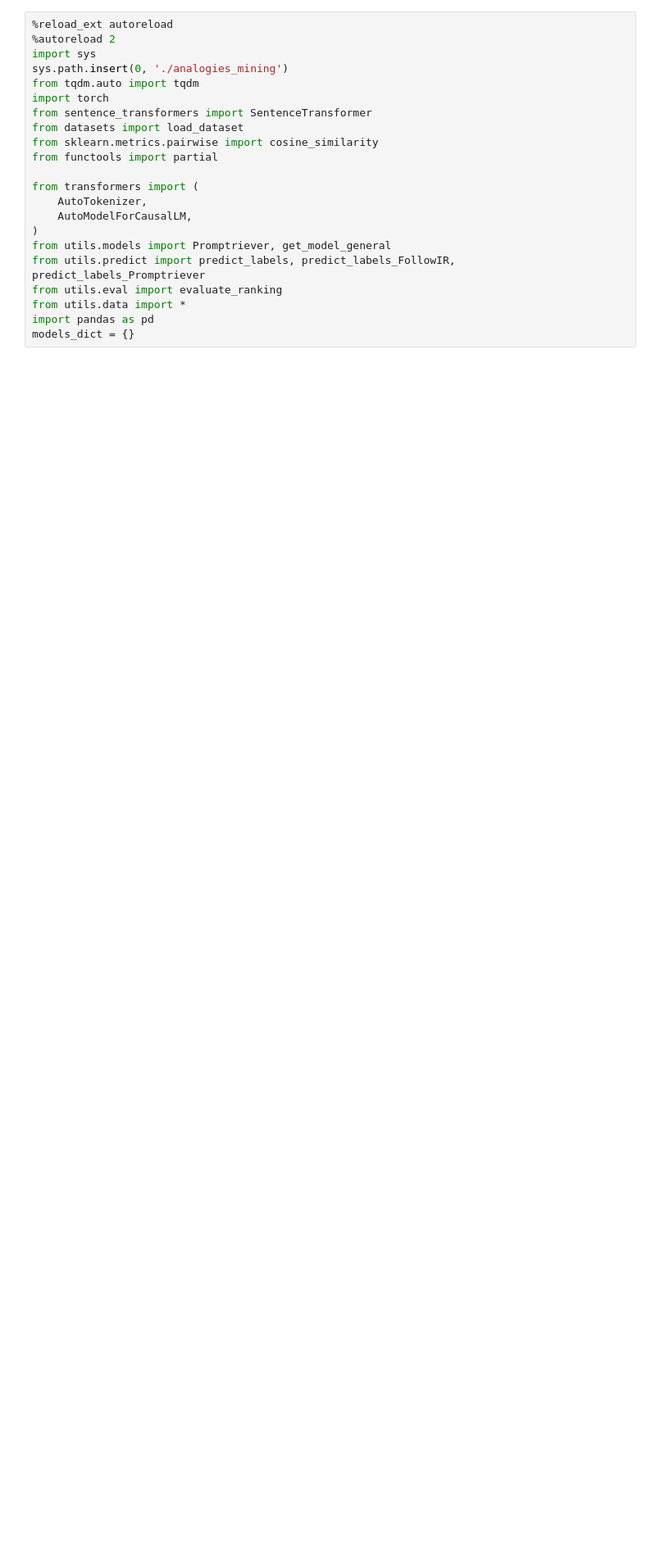
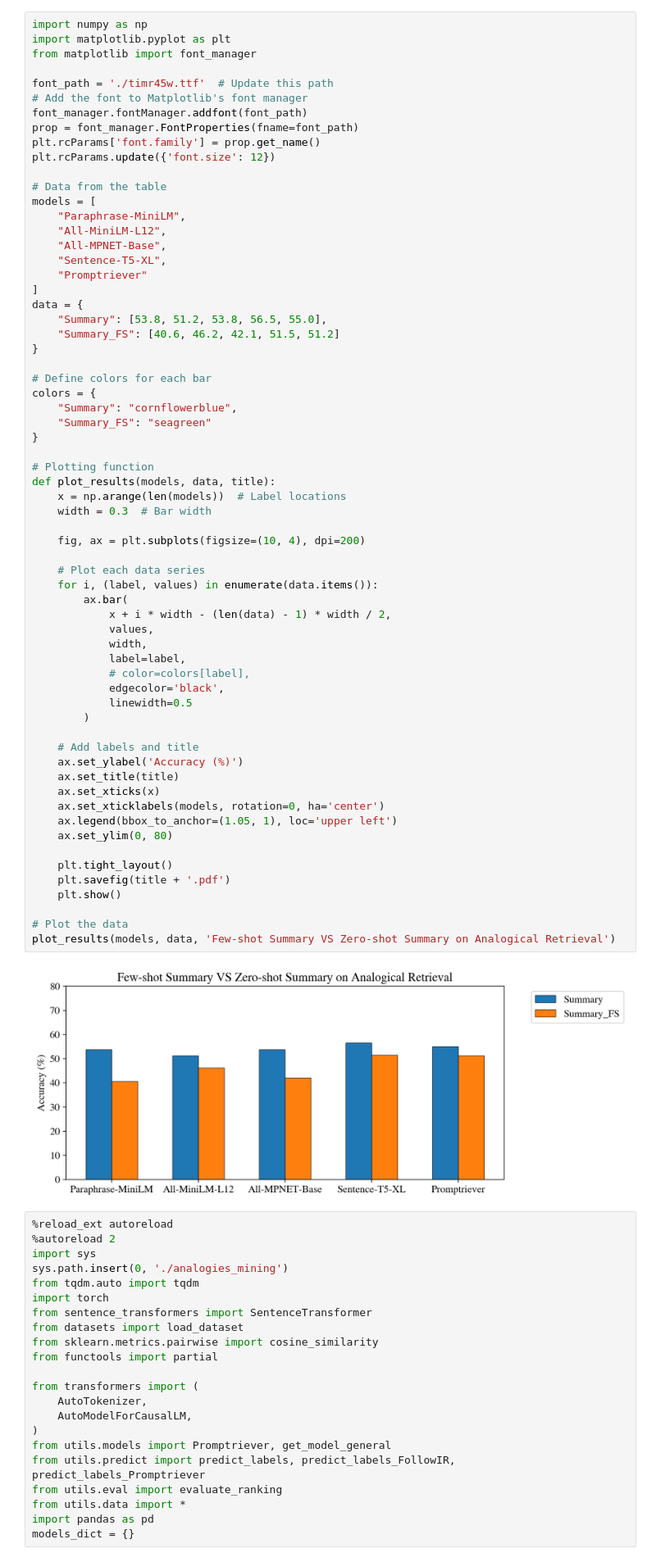
Before and after one commit to LittleDijkstraZ/Analogical_Retrieval, a Jupyter notebook: results_analysis_final.ipynb, the cells around one changed output. Shown at 82% size. Cells and saved outputs as stored; diff of their text form; blank space fills up the shorter version.

```diff
--- a/results_analysis_final.ipynb
+++ b/results_analysis_final.ipynb
@@ -1,3 +136,69 @@
+# %%
+import numpy as np
+import matplotlib.pyplot as plt
+from matplotlib import font_manager
+
+font_path = './timr45w.ttf'  # Update this path
+# Add the font to Matplotlib's font manager
+font_manager.fontManager.addfont(font_path)
+prop = font_manager.FontProperties(fname=font_path)
+plt.rcParams['font.family'] = prop.get_name()
+plt.rcParams.update({'font.size': 12})
+
+# Data from the table
+models = [
+    "Paraphrase-MiniLM",
+    "All-MiniLM-L12",
+    "All-MPNET-Base",
+    "Sentence-T5-XL",
+    "Promptriever"
+]
+data = {
+    "Summary": [53.8, 51.2, 53.8, 56.5, 55.0],
+    "Summary_FS": [40.6, 46.2, 42.1, 51.5, 51.2]
+}
+
+# Define colors for each bar
+colors = {
+    "Summary": "cornflowerblue",
+    "Summary_FS": "seagreen"
+}
+
+# Plotting function
+def plot_results(models, data, title):
+    x = np.arange(len(models))  # Label locations
+    width = 0.3  # Bar width
+
+    fig, ax = plt.subplots(figsize=(10, 4), dpi=200)
+
+    # Plot each data series
+    for i, (label, values) in enumerate(data.items()):
+        ax.bar(
+            x + i * width - (len(data) - 1) * width / 2,
+            values,
+            width,
+            label=label,
+            # color=colors[label],
+            edgecolor='black',
+            linewidth=0.5
+        )
+
+    # Add labels and title
+    ax.set_ylabel('Accuracy (%)')
+    ax.set_title(title)
+    ax.set_xticks(x)
+    ax.set_xticklabels(models, rotation=0, ha='center')
+    ax.legend(bbox_to_anchor=(1.05, 1), loc='upper left')
+    ax.set_ylim(0, 80)
+
+    plt.tight_layout()
+    plt.savefig(title + '.pdf')
+    plt.show()
+
+# Plot the data
+plot_results(models, data, 'Few-shot Summary VS Zero-shot Summary on Analogical Retrieval')
+# %% [output]
+[figure, added]
 # %%
 %reload_ext autoreload
 %autoreload 2
```
Also changed, not shown: parts of 2 cells of this notebook.
